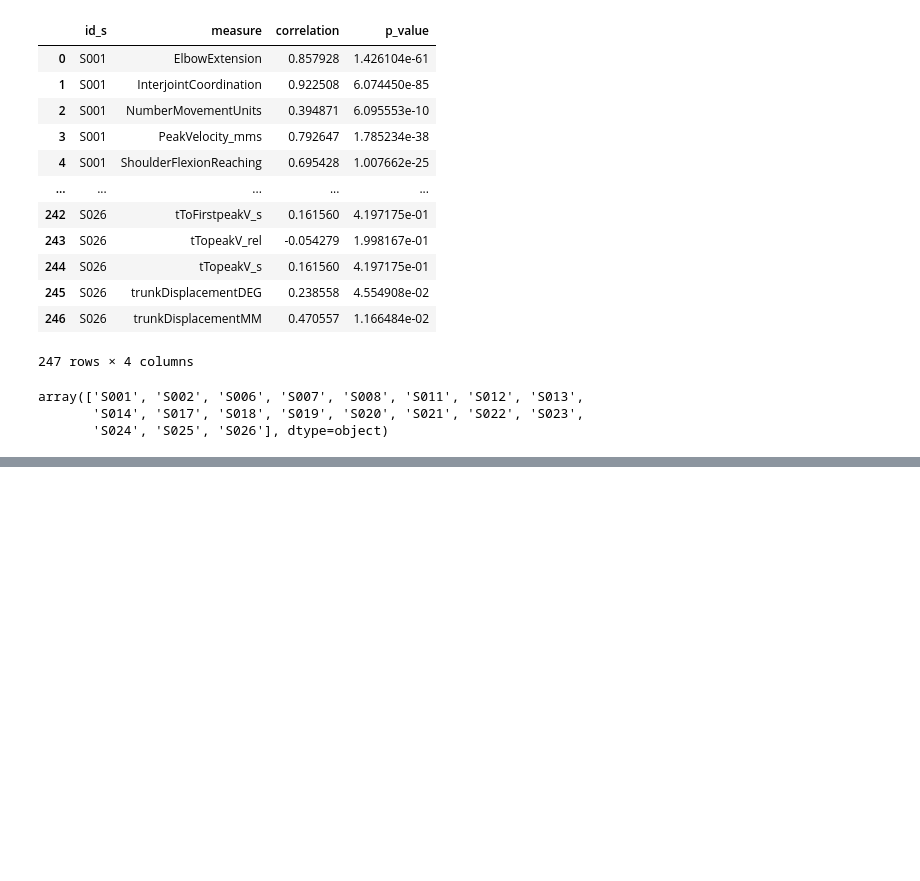
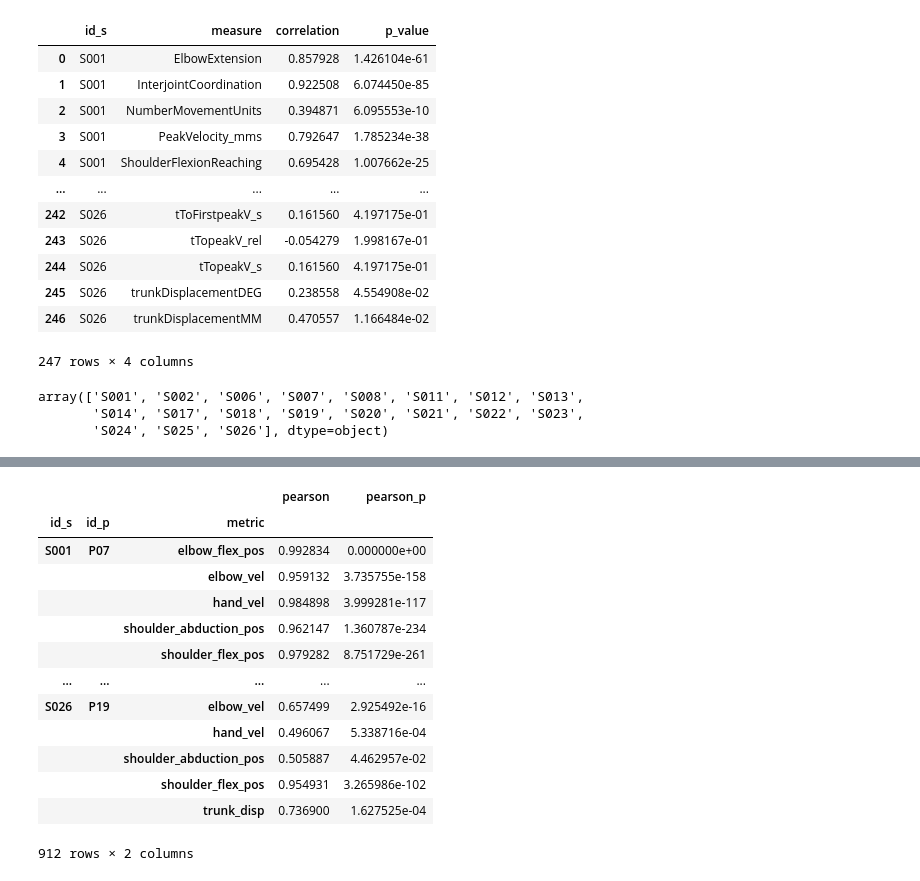
Before and after one commit to j-ullrich/iDrink_MMC_validation, a Jupyter notebook: src/notebooks/correlation_analysis.ipynb, the cells around one changed output, grey strips where cells are left out. Drawn from its saved outputs; the diff is of its cells as text; code cells hidden in the pictures; blank space fills up the shorter version.

```diff
--- a/src/notebooks/correlation_analysis.ipynb
+++ b/src/notebooks/correlation_analysis.ipynb
@@ -311,0 +359,17 @@ for measure in measures:
+# %%
+df_corr_ts[df_corr_ts['dynamic'] == 'fixed'].groupby(['id_s', 'id_p', 'metric']).mean(numeric_only=True)
+# %% [output]
+|  |  |  | pearson | pearson_p |
+| id_s | id_p | metric |  |  |
+| S001 | P07 | elbow_flex_pos | 0.992834 | 0.000000e+00 |
+|  |  | elbow_vel | 0.959132 | 3.735755e-158 |
+|  |  | hand_vel | 0.984898 | 3.999281e-117 |
+|  |  | shoulder_abduction_pos | 0.962147 | 1.360787e-234 |
+|  |  | shoulder_flex_pos | 0.979282 | 8.751729e-261 |
+| ... | ... | ... | ... | ... |
+| S026 | P19 | elbow_vel | 0.657499 | 2.925492e-16 |
+|  |  | hand_vel | 0.496067 | 5.338716e-04 |
+|  |  | shoulder_abduction_pos | 0.505887 | 4.462957e-02 |
+|  |  | shoulder_flex_pos | 0.954931 | 3.265986e-102 |
+|  |  | trunk_disp | 0.736900 | 1.627525e-04 |
+912 rows × 2 columns
```
Also changed, not shown: parts of 24 cells of this notebook, 2 other files.
